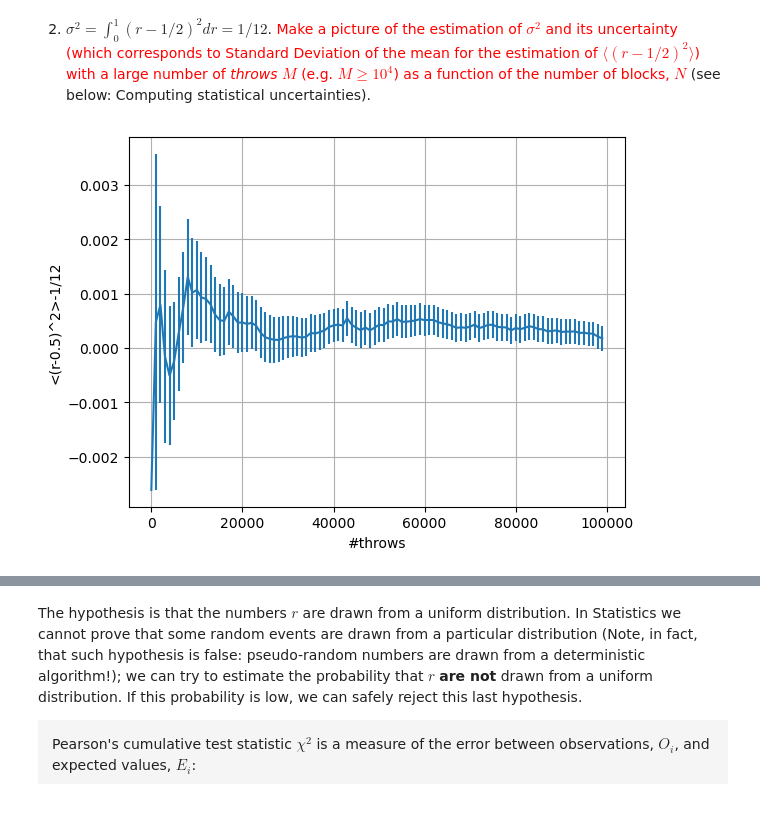
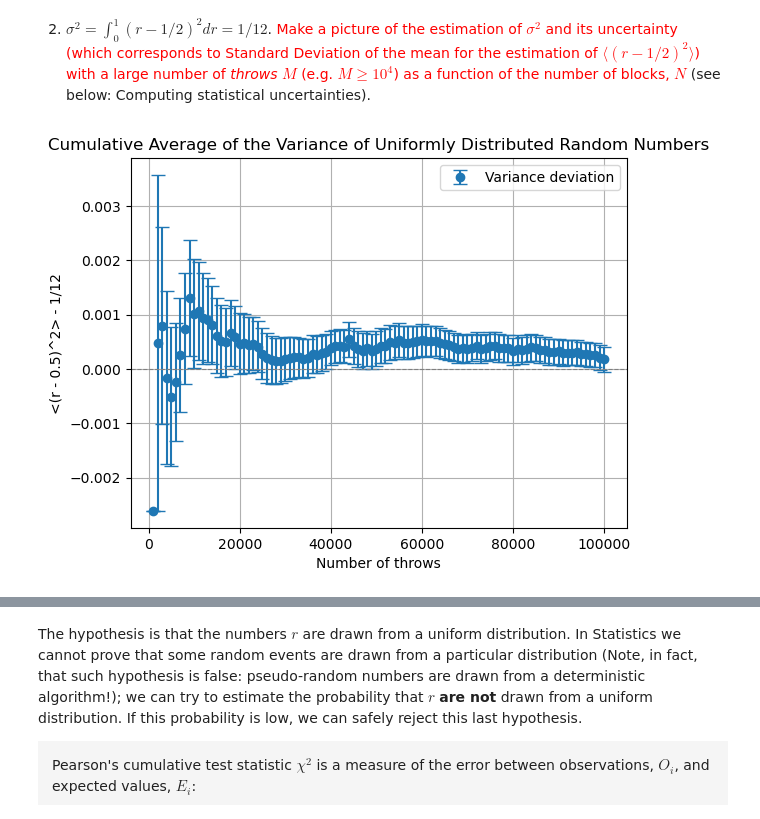
Before and after one commit to JiahaoMiao/LSN, a Jupyter notebook: Lezione_1/LSN_Exercises_01.ipynb, the cells around one changed output, grey strips where cells are left out. Saved outputs shown, nothing was run; the diff lists cells and outputs as text; code cells hidden in the pictures.

```diff
--- a/Lezione_1/LSN_Exercises_01.ipynb
+++ b/Lezione_1/LSN_Exercises_01.ipynb
@@ -65,33 +74,39 @@ plt.show()
 # %% [markdown]
 2. $\sigma^2 = \int_0^1 (r-1/2)^2 dr = 1/12$. <font color="red">Make a picture of the estimation of $\sigma^2$ and its uncertainty (which corresponds to Standard Deviation of the mean for the estimation of $\langle (r-1/2)^2 \rangle$) with a large number of *throws* $M$ (e.g. $M\ge 10^4$) as a function of the number of blocks, $N$</font> (see below: Computing statistical uncertainties).
 # %%
-# Continue using variables and functions of the previous code cell
+# Reinitialize arrays for the new calculation
 ave = np.zeros(N)
 av2 = np.zeros(N)
 sum_prog = np.zeros(N)
 su2_prog = np.zeros(N)
 err_prog = np.zeros(N)
 
+# Calculate the variance estimate (r-0.5)^2 for each block
 for i in range(N):
-    sum = 0
+    sum1 = 0
     for j in range(L):
-        k = j+i*L
-        sum += (r[k]-0.5)**2 # Accumulate measures
-    ave[i] = sum/L           # Estimate in each block
-    av2[i] = (ave[i])**2
+        k = j + i * L
+        sum1 += (r[k] - 0.5) ** 2  # Accumulate measures
+    ave[i] = sum1 / L  # Estimate in each block
+    av2[i] = ave[i] ** 2
 
+# Calculate cumulative averages and their uncertainties
 for i in range(N):
-    for j in range(i+1):
+    for j in range(i + 1):
         sum_prog[i] += ave[j]
         su2_prog[i] += av2[j]
-    sum_prog[i]/=(i+1) # Cumulative average
-    su2_prog[i]/=(i+1) # Cumulative square average
-    err_prog[i] = error(sum_prog,su2_prog,i) # Statistical uncertainty
+    sum_prog[i] /= (i + 1)  # Cumulative average
+    su2_prog[i] /= (i + 1)  # Cumulative square average
+    err_prog[i] = error(sum_prog, su2_prog, i)  # Statistical uncertainty
 
-plt.errorbar(x,sum_prog-1/12,yerr=err_prog)
-plt.xlabel('#throws')
-plt.ylabel('<(r-0.5)^2>-1/12')
+# Plotting results
+plt.errorbar(x, sum_prog - 1/12, yerr=err_prog, fmt='o', capsize=5, label='Variance deviation')
+plt.axhline(0, color='gray', linestyle='--', linewidth=0.8)
+plt.xlabel('Number of throws')
+plt.ylabel('<(r - 0.5)^2> - 1/12')
+plt.title('Cumulative Average of the Variance of Uniformly Distributed Random Numbers')
+plt.legend()
 plt.grid(True)
 plt.show()
 # %% [output]
-[figure, old version]
+[figure, new version]
```
Also changed, not shown: parts of 19 cells of this notebook.
